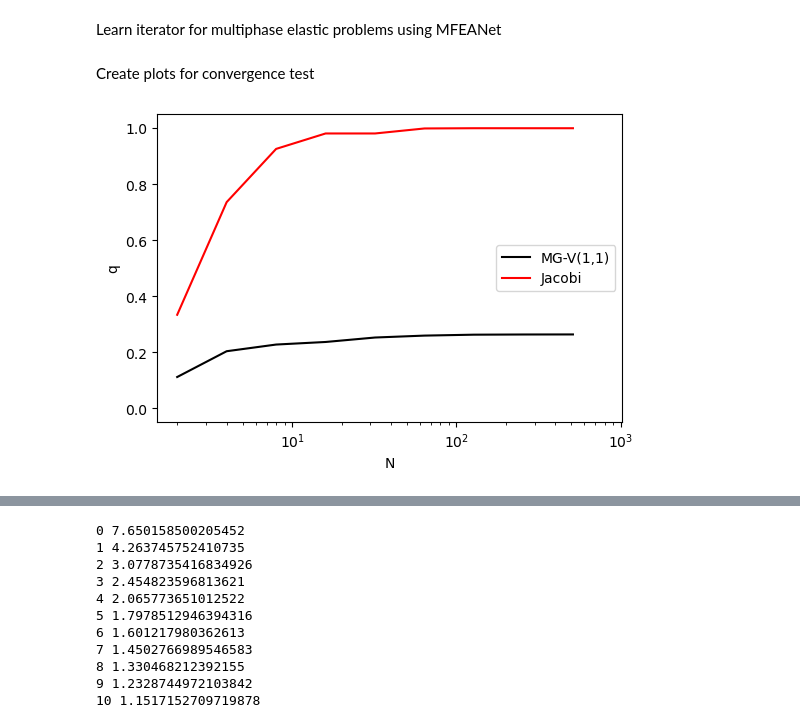
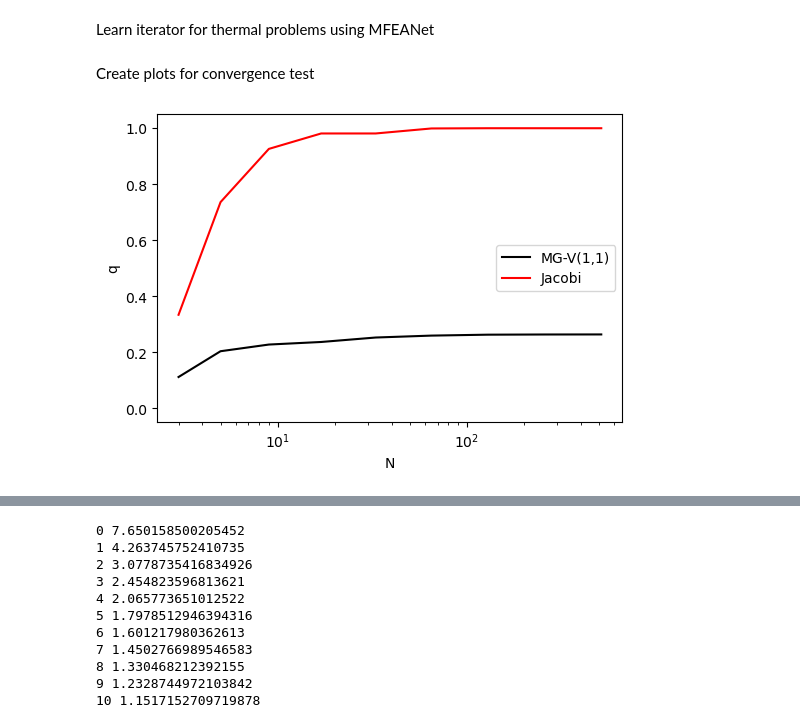
Before and after one commit to ymlasu/MFEA-Net, a Jupyter notebook: MFEANet_thermal_learn.ipynb, the cells around one changed output, grey strips where cells are left out. Saved outputs shown, nothing was run; the diff lists cells and outputs as text; code cells hidden in the pictures.

```diff
--- a/MFEANet_thermal_learn.ipynb
+++ b/MFEANet_thermal_learn.ipynb
@@ -1,5 +1,5 @@
 # %% [markdown]
-Learn iterator for multiphase elastic problems using MFEANet
+Learn iterator for thermal problems using MFEANet
 # %%
 import torch
 import torch.nn as nn
@@ -29,16 +29,16 @@ q_jac = [0.33333329777930615, 0.7357023129437866, 0.9258110664371474, 0.98090807
 # %%
 plt.figure(figsize=(6, 4))
 plt.plot(N, q_v11, label='MG-V(1,1)', c='k')
 plt.plot(N, q_jac, label='Jacobi', c='r')
 plt.xscale('log')
 #plt.yscale('log')
 plt.xlabel('N')
 plt.ylabel('q')
 plt.legend(loc='center right')
-plt.axis([0, 2**10, -0.05, 1.05])
+plt.ylim([-0.05, 1.05])
 plt.savefig('results/q_compare.png', dpi=500, bbox_inches='tight')
 # %% [output]
-[figure, old version]
+[figure, new version]
 # %%
 device_predict = torch.device('cuda:0' if torch.cuda.is_available() else 'cpu') #torch.device('cpu') #
 device = torch.device('cuda:0' if torch.cuda.is_available() else 'cpu')
```
Also changed, not shown: parts of 5 cells of this notebook, 8 other files.
